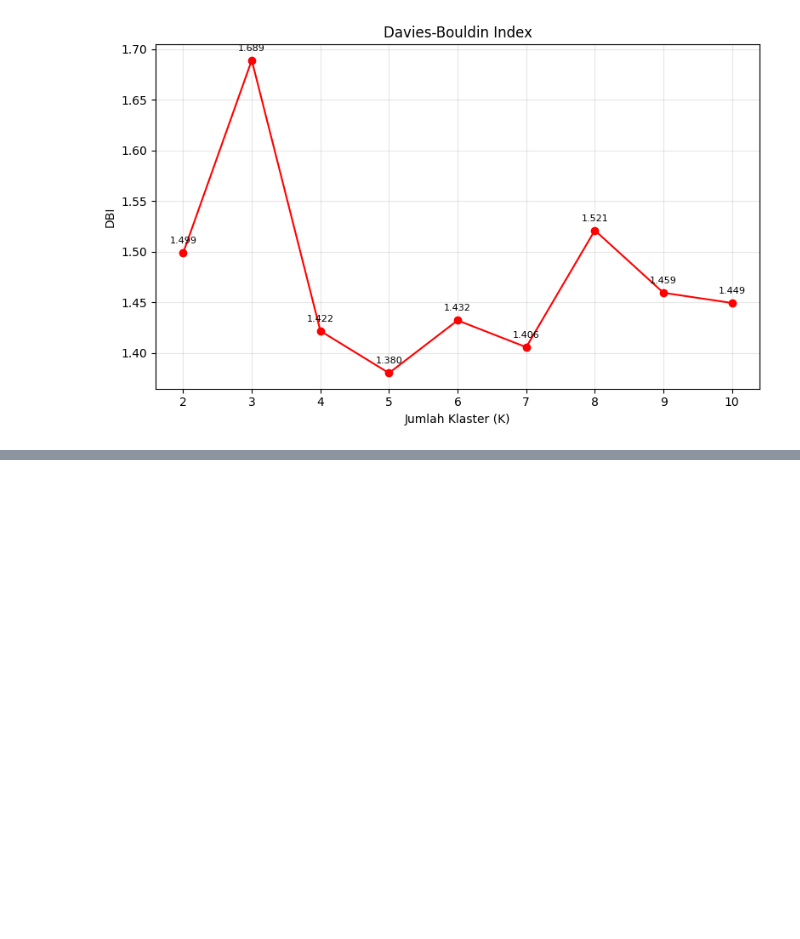
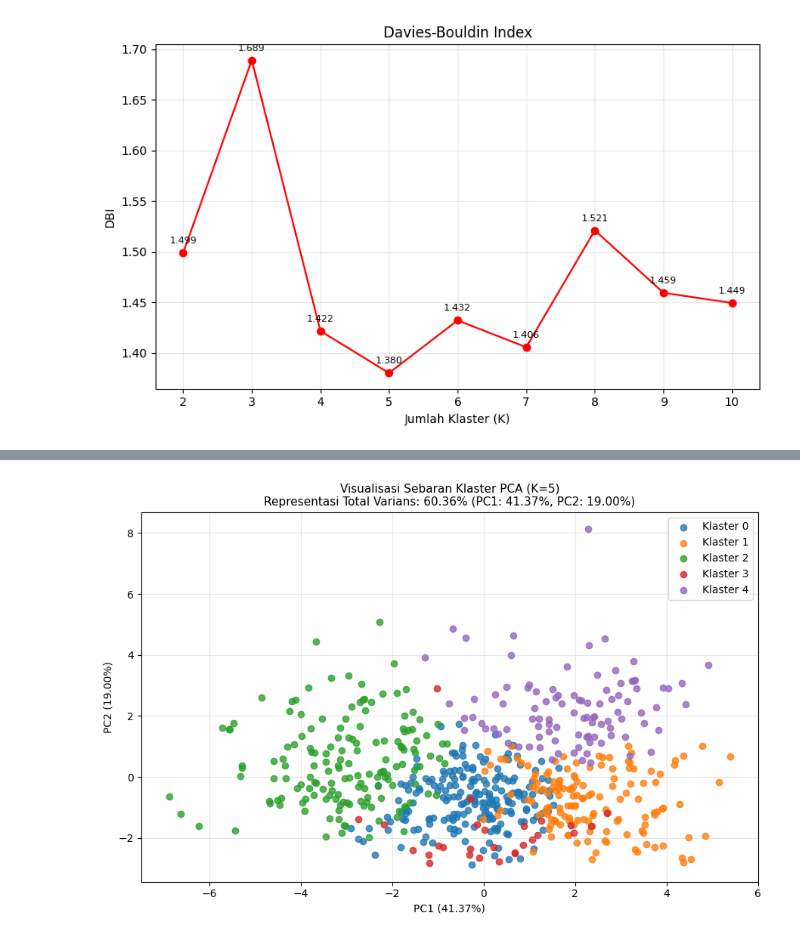
Before and after one commit to farisali522/gisclustering, a Jupyter notebook: clustering/clustering.ipynb, the cells around one changed output, grey strips where cells are left out. Drawn from its saved outputs; the diff is of its cells as text; code cells hidden in the pictures; blank space fills up the shorter version.

```diff
--- a/clustering/clustering.ipynb
+++ b/clustering/clustering.ipynb
@@ -503,0 +392,64 @@ persen_baseline_pilwalbup                     33.33                            3
+# %%
+# ===========================================================================
+# CRISP-DM TAHAP 5: EVALUATION (PCA & DIMENSIONALITY REDUCTION)
+# ===========================================================================
+from sklearn.decomposition import PCA
+import matplotlib.pyplot as plt
+import pandas as pd
+
+# # Cetakan teks representasi dipindahkan ke dalam sub-judul grafik
+
+# --- PERHITUNGAN PCA ---
+pca = PCA(n_components=2)
+coords = pca.fit_transform(X_scaled)
+
+# # Hitung Persentase Varians yang dijelaskan
+var_pc1 = pca.explained_variance_ratio_[0] * 100
+var_pc2 = pca.explained_variance_ratio_[1] * 100
+total_var = var_pc1 + var_pc2
+
+
+
+
+
+df_pca = pd.DataFrame(coords, columns=['PC1', 'PC2'], index=df_final.index)
+df_pca['cluster_label'] = df_final['cluster_label']
+
+plt.figure(figsize=(9, 6))
+
+colors = plt.rcParams['axes.prop_cycle'].by_key()['color']
+for i, cluster in enumerate(sorted(df_pca['cluster_label'].unique())):
+    subset = df_pca[df_pca['cluster_label'] == cluster]
+    plt.scatter(subset['PC1'], subset['PC2'], label=f'Klaster {cluster}', alpha=0.8, color=colors[i % len(colors)])
+
+plt.title(f'Visualisasi Sebaran Klaster PCA (K={k_final})\nRepresentasi Total Varians: {total_var:.2f}% (PC1: {var_pc1:.2f}%, PC2: {var_pc2:.2f}%)', fontsize=11)
+plt.xlabel(f'PC1 ({var_pc1:.2f}%)')
+plt.ylabel(f'PC2 ({var_pc2:.2f}%)')
+plt.legend()
+plt.grid(True, alpha=0.3)
+plt.tight_layout()
+plt.savefig(f"Visualisasi_PCA_K{k_final}.png", dpi=300)
+plt.show()
+
+# --- TABEL NILAI ---
+print("=== TABEL KONTRIBUSI INDIKATOR PEMBENTUK SUMBU PCA ===")
+print("-" * 95)
+# pca.components_ berisi nilai loadings (eigenvectors) untuk setiap Principal Component
+loadings = pd.DataFrame(
+    pca.components_.T,
+    columns=['Korelasi_PC1', 'Korelasi_PC2'],
+    index=fitur_cols
+)
+
+# # Menentukan komponen mana yang lebih dominan secara absolut bagi fitur tersebut
+loadings['Komponen_Dominan'] = loadings.apply(
+    lambda row: 'PC1' if abs(row['Korelasi_PC1']) > abs(row['Korelasi_PC2']) else 'PC2',
+    axis=1
+)
+
+print(loadings.round(4).to_string())
+print("-" * 95)
+loadings.to_excel("Hasil_Eigenvector_PCA_Loadings.xlsx")
+print("\n[INFO] Tabel Nilai Eigenvector pembentuk PCA berhasil diekspor: Hasil_Eigenvector_PCA_Loadings.xlsx")
+# %% [output]
+[figure, added]
```
Also changed, not shown: parts of 14 cells of this notebook, 13 other files.
